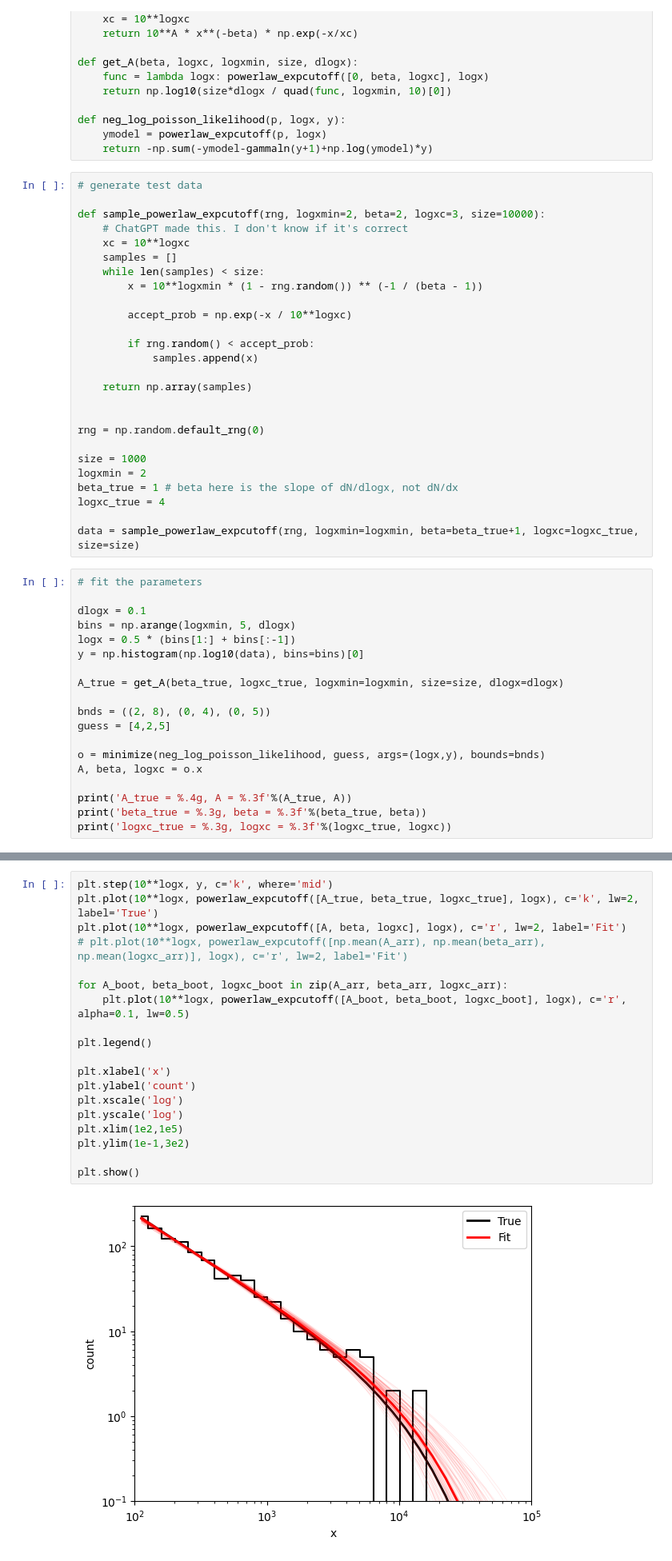
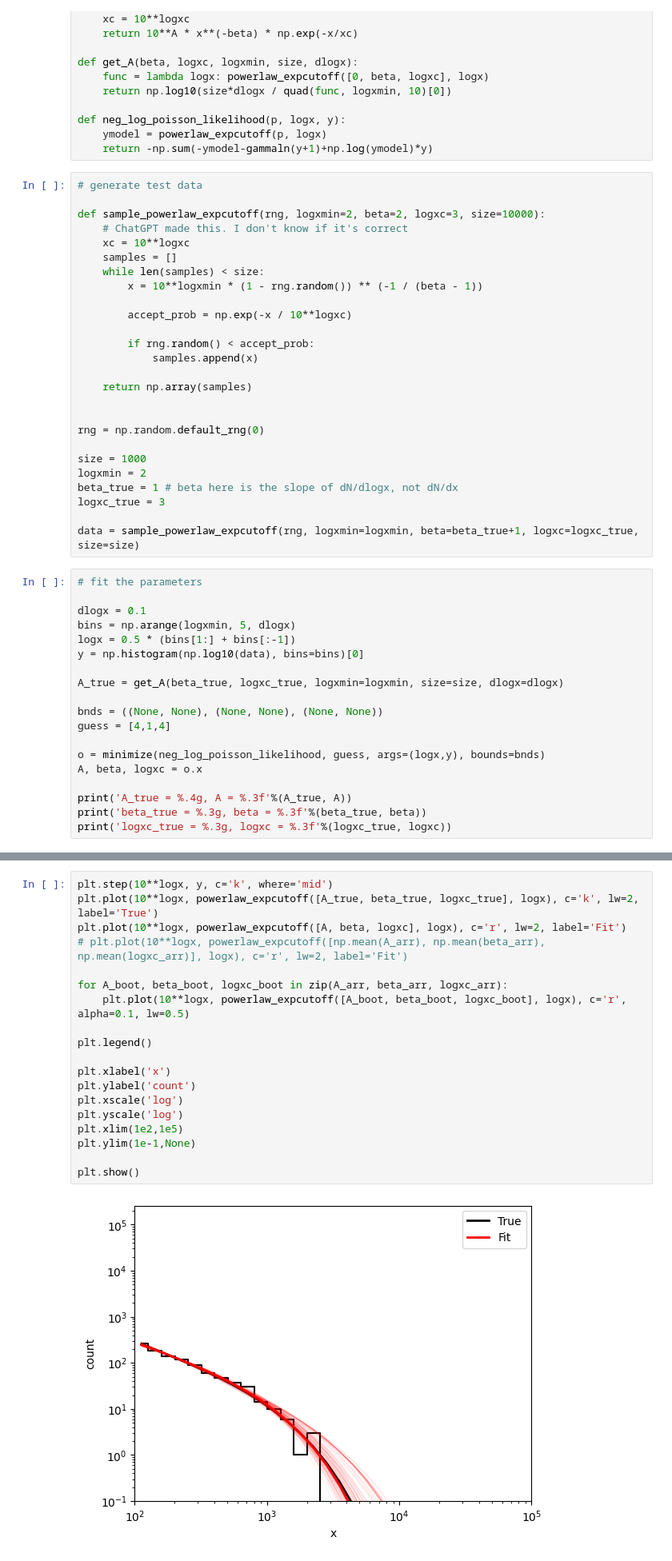
Before and after one commit to ybillchen/useful_scripts, a Jupyter notebook: fit_poisson.ipynb, the cells around one changed output, grey strips where cells are left out. Shown: that part at 80% size. Drawn from its saved outputs; the diff is of its cells as text.

```diff
--- a/fit_poisson.ipynb
+++ b/fit_poisson.ipynb
@@ -60,7 +60,7 @@ rng = np.random.default_rng(0)
 size = 1000
 logxmin = 2
 beta_true = 1 # beta here is the slope of dN/dlogx, not dN/dx
-logxc_true = 4
+logxc_true = 3
 
 data = sample_powerlaw_expcutoff(rng, logxmin=logxmin, beta=beta_true+1, logxc=logxc_true, size=size)
 # %%
@@ -73,8 +73,8 @@ y = np.histogram(np.log10(data), bins=bins)[0]
 
 A_true = get_A(beta_true, logxc_true, logxmin=logxmin, size=size, dlogx=dlogx)
 
-bnds = ((2, 8), (0, 4), (0, 5))
-guess = [4,2,5]
+bnds = ((None, None), (None, None), (None, None))
+guess = [4,1,4]
 
 o = minimize(neg_log_poisson_likelihood, guess, args=(logx,y), bounds=bnds)
 A, beta, logxc = o.x
@@ -113,24 +113,24 @@ logxc_true = 4, logxc = 4.157 +- 0.219
 # %%
 plt.step(10**logx, y, c='k', where='mid')
 plt.plot(10**logx, powerlaw_expcutoff([A_true, beta_true, logxc_true], logx), c='k', lw=2, label='True')
 plt.plot(10**logx, powerlaw_expcutoff([A, beta, logxc], logx), c='r', lw=2, label='Fit')
 # plt.plot(10**logx, powerlaw_expcutoff([np.mean(A_arr), np.mean(beta_arr), np.mean(logxc_arr)], logx), c='r', lw=2, label='Fit')
 
 for A_boot, beta_boot, logxc_boot in zip(A_arr, beta_arr, logxc_arr):
     plt.plot(10**logx, powerlaw_expcutoff([A_boot, beta_boot, logxc_boot], logx), c='r', alpha=0.1, lw=0.5)
 
 plt.legend()
 
 plt.xlabel('x')
 plt.ylabel('count')
 plt.xscale('log')
 plt.yscale('log')
 plt.xlim(1e2,1e5)
-plt.ylim(1e-1,3e2)
+plt.ylim(1e-1,None)
 
 plt.show()
 # %% [output]
-[figure, old version]
+[figure, new version]
 # %%
 # visualization
 
```
Also changed, not shown: parts of 3 cells of this notebook.
